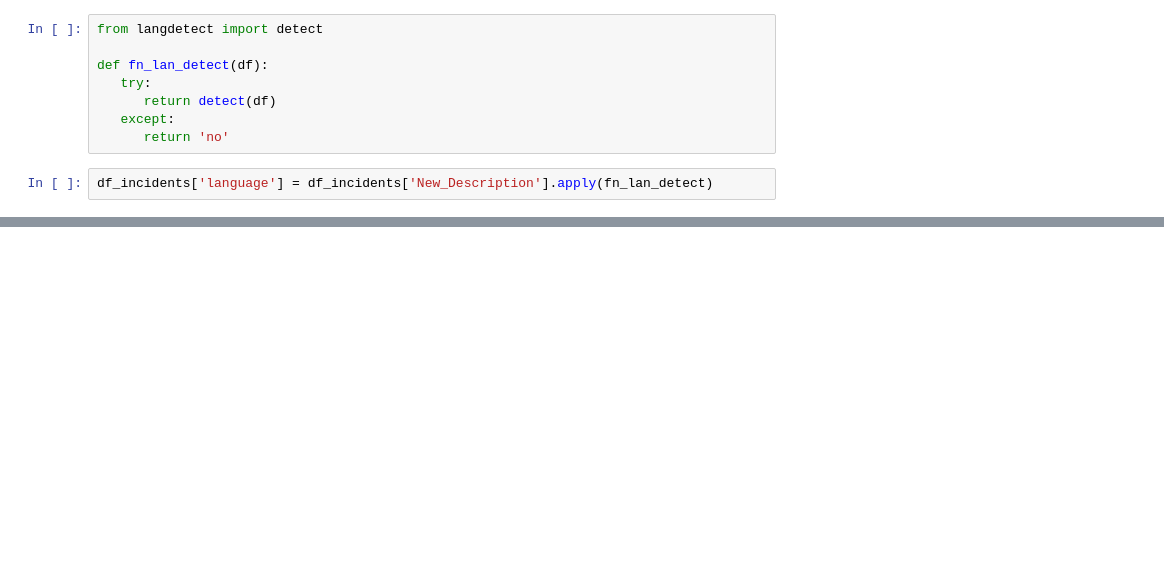
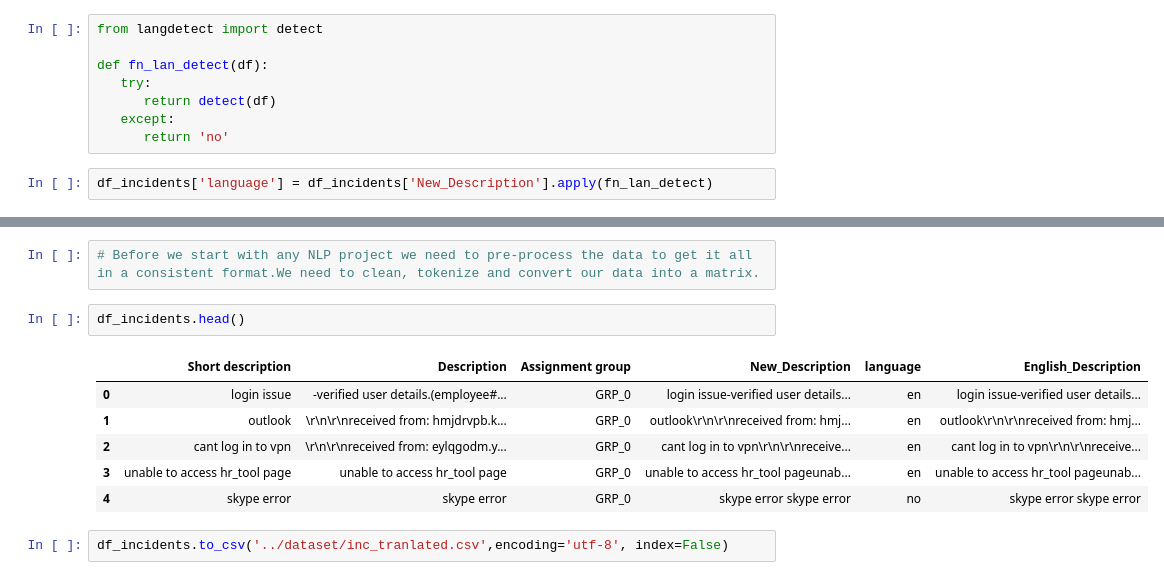
Before and after one commit to vishnoiprem/greatearn-my-final-capstone-nlp, a Jupyter notebook: AutoTicketAssignment/01 - Automated Ticket Assignment - Capstone Project - EDA_Benchmark_Model_prem.ipynb, the cells around one changed output, grey strips where cells are left out. Drawn from its saved outputs; the diff is of its cells as text; blank space fills up the shorter version.

Commit message:
commit data

```diff
--- a/AutoTicketAssignment/01 - Automated Ticket Assignment - Capstone Project - EDA_Benchmark_Model_prem.ipynb
+++ b/AutoTicketAssignment/01 - Automated Ticket Assignment - Capstone Project - EDA_Benchmark_Model_prem.ipynb
@@ -644,0 +731,13 @@ df_incidents['language'] = df_incidents['New_Description'].apply(fn_lan_detect)
+# %%
+# Before we start with any NLP project we need to pre-process the data to get it all in a consistent format.We need to clean, tokenize and convert our data into a matrix.
+# %%
+df_incidents.head()
+# %% [output]
+|  | Short description | Description | Assignment group | New_Description | language | English_Description |
+| 0 | login issue | -verified user details.(employee#... | GRP_0 | login issue-verified user details... | en | login issue-verified user details... |
+| 1 | outlook | \r\n\r\nreceived from: hmjdrvpb.k... | GRP_0 | outlook\r\n\r\nreceived from: hmj... | en | outlook\r\n\r\nreceived from: hmj... |
+| 2 | cant log in to vpn | \r\n\r\nreceived from: eylqgodm.y... | GRP_0 | cant log in to vpn\r\n\r\nreceive... | en | cant log in to vpn\r\n\r\nreceive... |
+| 3 | unable to access hr_tool page | unable to access hr_tool page | GRP_0 | unable to access hr_tool pageunab... | en | unable to access hr_tool pageunab... |
+| 4 | skype error | skype error | GRP_0 | skype error skype error | no | skype error skype error |
+# %%
+df_incidents.to_csv('../dataset/inc_tranlated.csv',encoding='utf-8', index=False)
```
Also changed, not shown: parts of 11 cells of this notebook, 1 other file.
